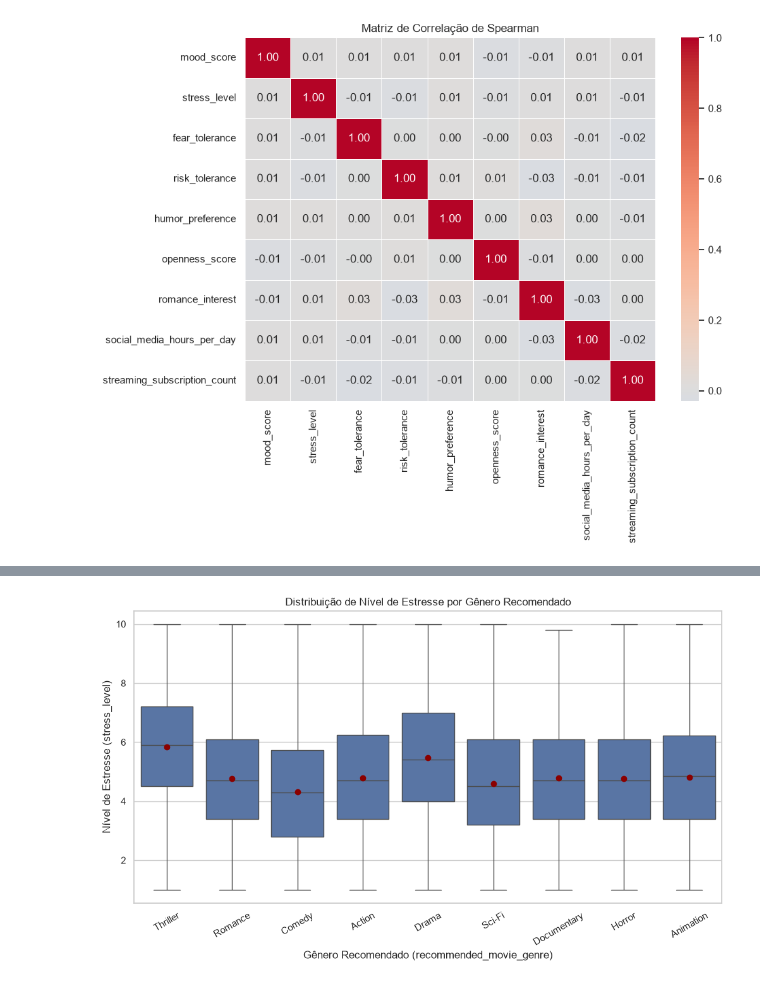
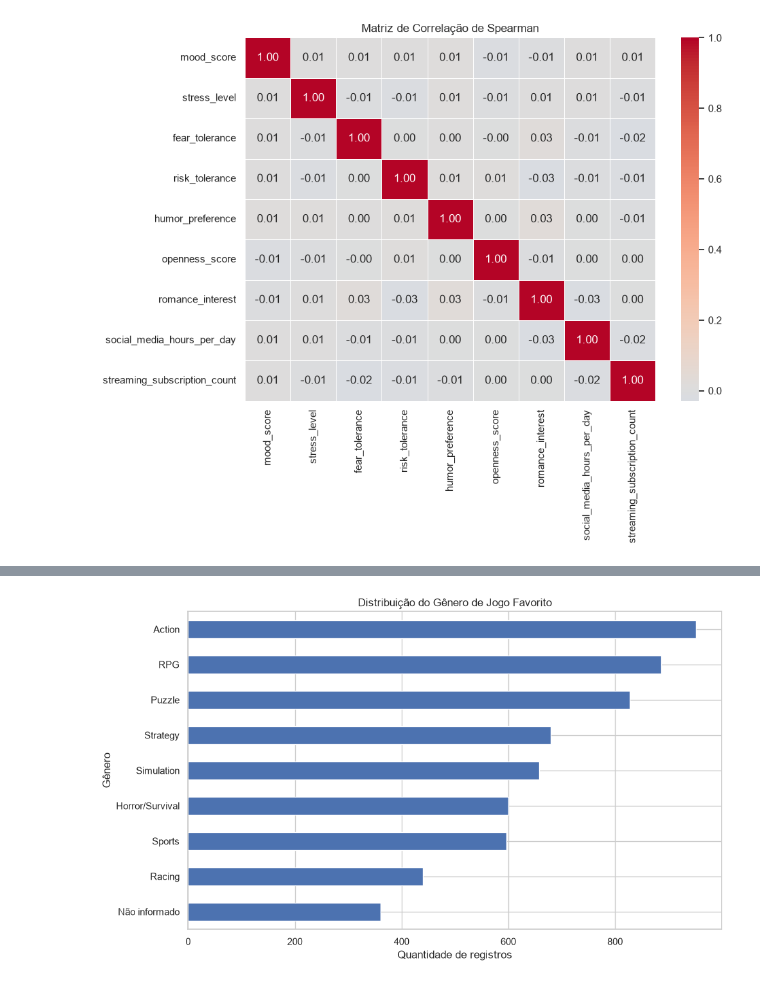
Before and after one commit to lucascsantos07/analise_preparacao_dados, a Jupyter notebook: notebooks/01_eda.ipynb, the cells around one changed output, grey strips where cells are left out. Saved outputs shown, nothing was run; the diff lists cells and outputs as text; code cells hidden in the pictures.

```diff
--- a/notebooks/01_eda.ipynb
+++ b/notebooks/01_eda.ipynb
@@ -370,4 +428,15 @@ plot_mood_by_movie_era(df)
 # %%
-plot_stress_by_recommended_genre(df)
+dados = df["favorite_game_genre"].fillna("Não informado").value_counts()
+
+plt.figure(figsize=(10, 6))
+
+dados.sort_values().plot(kind="barh")
+
+plt.title("Distribuição do Gênero de Jogo Favorito")
+plt.xlabel("Quantidade de registros")
+plt.ylabel("Gênero")
+
+plt.tight_layout()
+plt.show()
 # %% [output]
-[figure, old version]
+[figure, new version]
```
Also changed, not shown: parts of 19 cells of this notebook, 8 other files.
